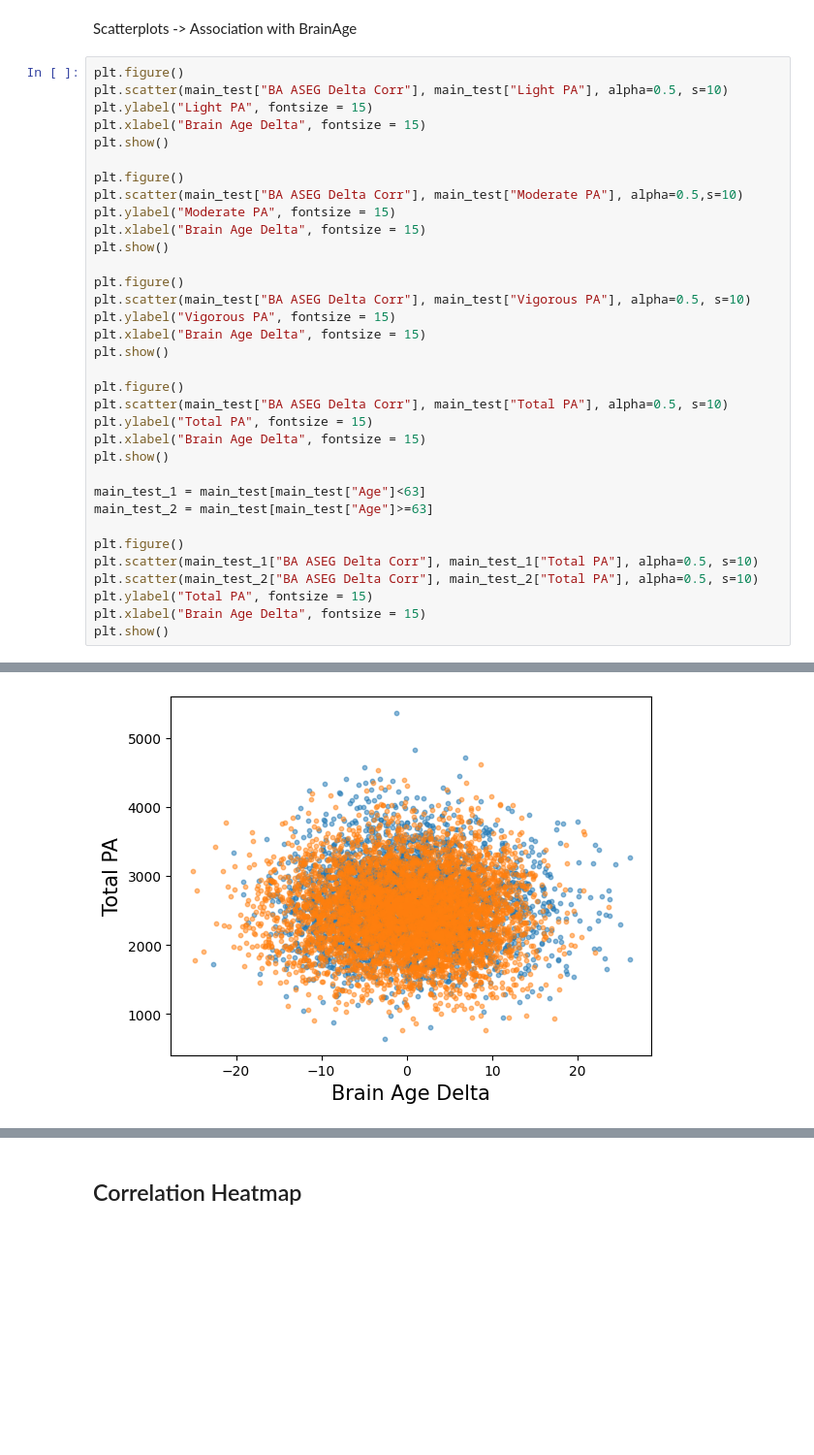
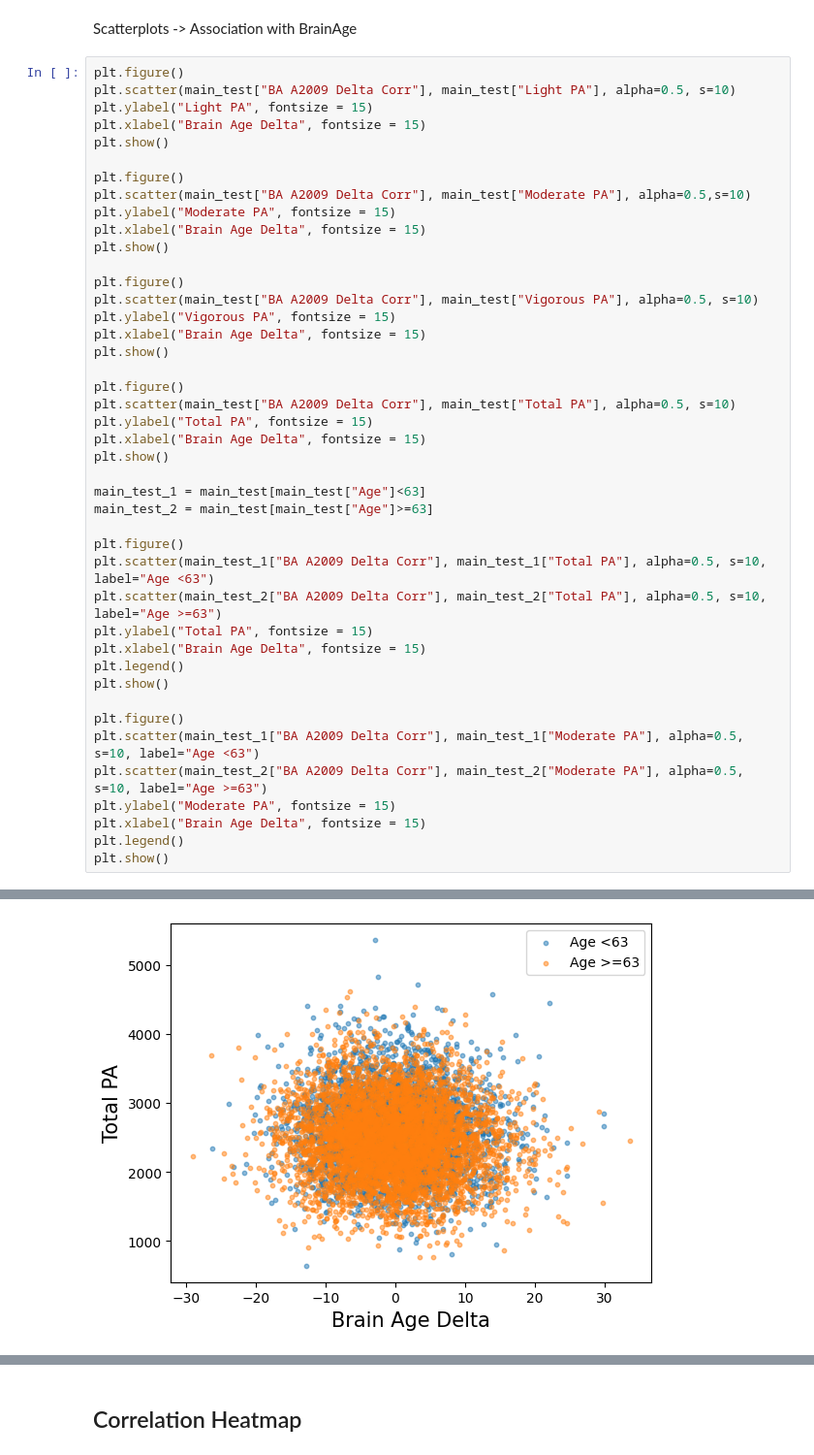
Before and after one commit to ivychad/Hanna, a Jupyter notebook: 4 Analysis.ipynb, the cells around one changed output, grey strips where cells are left out. Shown at 97% size. Cells and saved outputs as stored; diff of their text form; blank space fills up the shorter version.

```diff
--- a/4 Analysis.ipynb
+++ b/4 Analysis.ipynb
@@ -103,25 +112,25 @@ plt.show()
 Scatterplots -> Association with BrainAge
 # %%
 plt.figure()
-plt.scatter(main_test["BA ASEG Delta Corr"], main_test["Light PA"], alpha=0.5, s=10)
+plt.scatter(main_test["BA A2009 Delta Corr"], main_test["Light PA"], alpha=0.5, s=10)
 plt.ylabel("Light PA", fontsize = 15)
 plt.xlabel("Brain Age Delta", fontsize = 15)
 plt.show()
 
 plt.figure()
-plt.scatter(main_test["BA ASEG Delta Corr"], main_test["Moderate PA"], alpha=0.5,s=10)
+plt.scatter(main_test["BA A2009 Delta Corr"], main_test["Moderate PA"], alpha=0.5,s=10)
 plt.ylabel("Moderate PA", fontsize = 15)
 plt.xlabel("Brain Age Delta", fontsize = 15)
 plt.show()
 
 plt.figure()
-plt.scatter(main_test["BA ASEG Delta Corr"], main_test["Vigorous PA"], alpha=0.5, s=10)
+plt.scatter(main_test["BA A2009 Delta Corr"], main_test["Vigorous PA"], alpha=0.5, s=10)
 plt.ylabel("Vigorous PA", fontsize = 15)
 plt.xlabel("Brain Age Delta", fontsize = 15)
 plt.show()
 
 plt.figure()
-plt.scatter(main_test["BA ASEG Delta Corr"], main_test["Total PA"], alpha=0.5, s=10)
+plt.scatter(main_test["BA A2009 Delta Corr"], main_test["Total PA"], alpha=0.5, s=10)
 plt.ylabel("Total PA", fontsize = 15)
 plt.xlabel("Brain Age Delta", fontsize = 15)
 plt.show()
@@ -130,9 +139,18 @@ main_test_1 = main_test[main_test["Age"]<63]
 main_test_2 = main_test[main_test["Age"]>=63]
 
 plt.figure()
-plt.scatter(main_test_1["BA ASEG Delta Corr"], main_test_1["Total PA"], alpha=0.5, s=10)
-plt.scatter(main_test_2["BA ASEG Delta Corr"], main_test_2["Total PA"], alpha=0.5, s=10)
+plt.scatter(main_test_1["BA A2009 Delta Corr"], main_test_1["Total PA"], alpha=0.5, s=10, label="Age <63")
+plt.scatter(main_test_2["BA A2009 Delta Corr"], main_test_2["Total PA"], alpha=0.5, s=10, label="Age >=63")
 plt.ylabel("Total PA", fontsize = 15)
 plt.xlabel("Brain Age Delta", fontsize = 15)
+plt.legend()
 plt.show()
+
+plt.figure()
+plt.scatter(main_test_1["BA A2009 Delta Corr"], main_test_1["Moderate PA"], alpha=0.5, s=10, label="Age <63")
+plt.scatter(main_test_2["BA A2009 Delta Corr"], main_test_2["Moderate PA"], alpha=0.5, s=10, label="Age >=63")
+plt.ylabel("Moderate PA", fontsize = 15)
+plt.xlabel("Brain Age Delta", fontsize = 15)
+plt.legend()
+plt.show()
 # %% [output]
@@ -143 +161 @@ plt.show()
-[figure, old version]
+[figure, new version]
```
Also changed, not shown: parts of 12 cells of this notebook, 2 other files.
